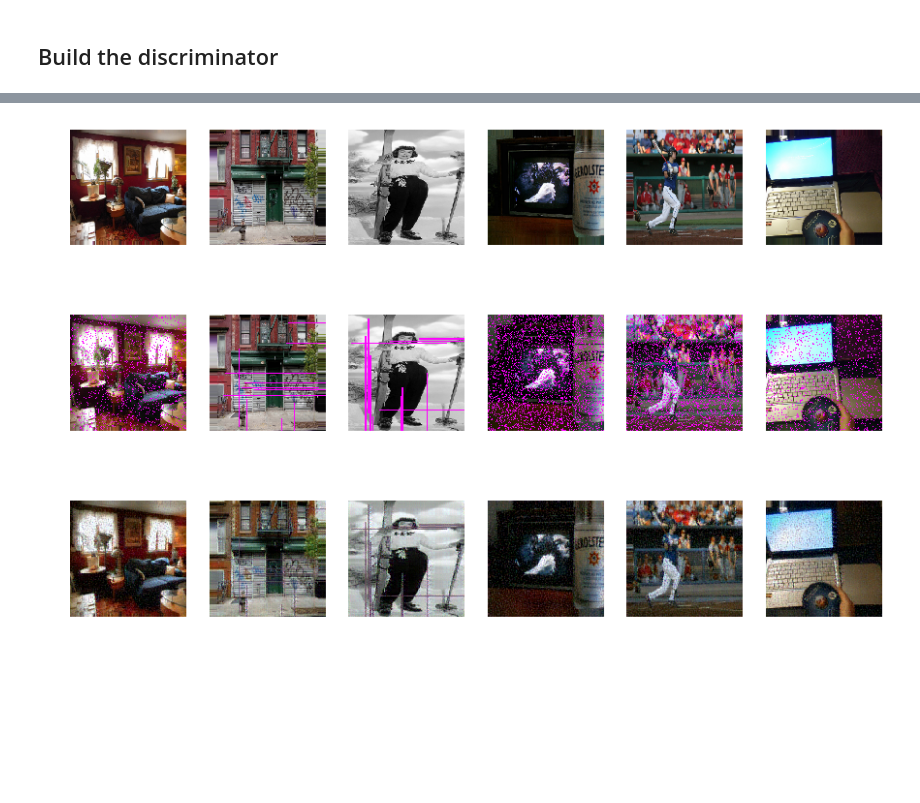
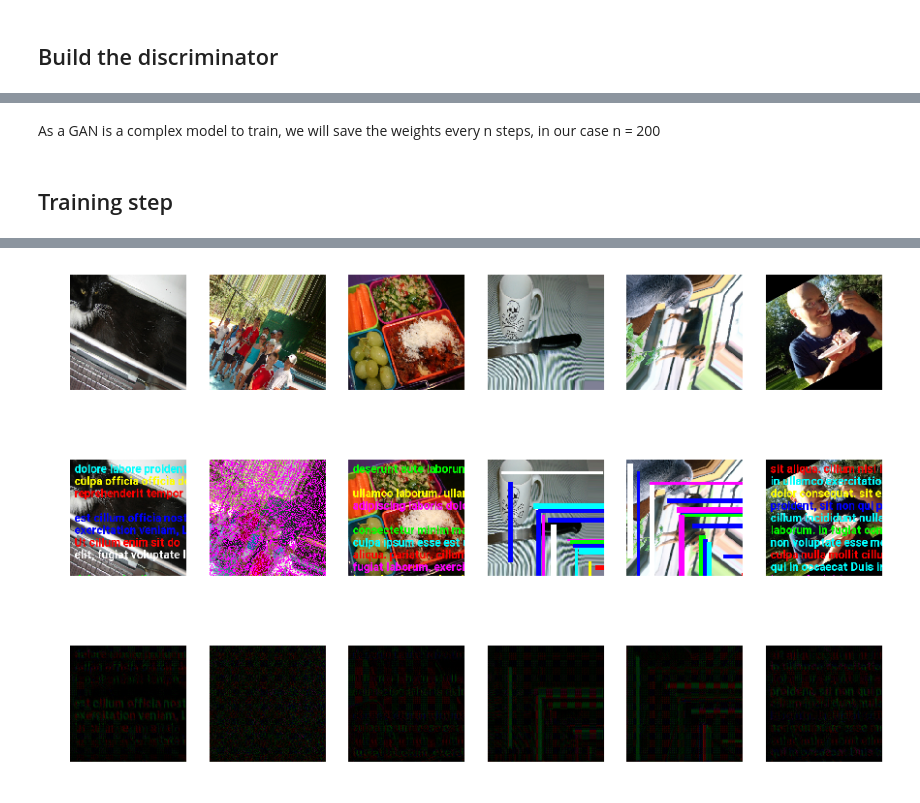
Before and after one commit to Guillem96/tensorflow-challenge, a Jupyter notebook: context-encoder/notebooks/General Deep Image Completion with Lightweight Conditional GAN (MSCOCO).ipynb, the cells around one changed output, grey strips where cells are left out. Cells and saved outputs as stored; diff of their text form; code cells hidden in the pictures; blank space fills up the shorter version.

```diff
--- a/context-encoder/notebooks/General Deep Image Completion with Lightweight Conditional GAN (MSCOCO).ipynb
+++ b/context-encoder/notebooks/General Deep Image Completion with Lightweight Conditional GAN (MSCOCO).ipynb
@@ -287,7 +338,8 @@ lsgan.compile(optimizer=optimizer,
 # %%
 def mask_randomly(imgs):
-    transformations = [drop_pixels, # Drop some random pixels
-                       generate_lines_mask] # Draw vertical and horizontal lines over the image
+    transformations = [drop_pixels,          # Drop some random pixels
+                       generate_lines_mask,  # Draw vertical and horizontal lines over the image
+                       generate_text_mask]   # Write text over the image
     masked_imgs = np.empty_like(imgs)
     for i, img in enumerate(imgs):
         masked_imgs[i] = random.choice(transformations)(img)
@@ -296,5 +350,5 @@ def mask_randomly(imgs):
 # %%
- def sample_images(epoch, masked_imgs, imgs):
+def sample_images(masked_imgs, imgs):
     r, c = 3, 6
 
     gen_img, _ = lsgan.predict(masked_imgs)
@@ -309,11 +363,13 @@ def mask_randomly(imgs):
         axs[2,i].imshow(gen_img[i])
         axs[2,i].axis('off')
     plt.show()
+# %% [markdown]
+As a GAN is a complex model to train, we will save the weights every n steps, in our case n = 200
 # %%
 def save(model, model_name):
-    weights_path = "../models/%s_weights.hdf5" % model_name
-    model.save_weights(weights_path)
+    model_path = "../models/%s_model.h5" % model_name
+    model.save_weights(model_path)
 
 def load(model, model_name):
-    weights_path = "../models/%s_weights.hdf5" % model_name
-    model.load_weights(weights_path)
+    model_path = "../models/%s_model.h5" % model_name
+    model.load_weights(model_path)
@@ -323,36 +378,37 @@ load(generator, 'generator')
+# %% [markdown]
+## Training step
 # %%
 # Adversarial ground truths
 valid = np.ones((batch_size, 1))
 fake = np.zeros((batch_size, 1))
 
-for epoch in range(30000):
-    original = train_generator.next()
+for step in range(60000):
+    original = next(train_generator)
     masked_images = mask_randomly(original)
 
     # Generate images
-    gen = lsgan.generator.predict(masked_images)
+    gen = generator.predict(masked_images)
 
     # Train discriminator with the generated images
-    lsgan.discriminator.trainable = True
-    d_loss_real = lsgan.discriminator.train_on_batch(original, valid)
-    d_loss_fake = lsgan.discriminator.train_on_batch(gen, fake)
+    discriminator.trainable = True
+    d_loss_real = discriminator.train_on_batch(original, valid)
+    d_loss_fake = discriminator.train_on_batch(gen, fake)
     d_loss = 0.5 * np.add(d_loss_real, d_loss_fake)
 
     # Train LSGAN
-    lsgan.discriminator.trainable = False
+    discriminator.trainable = False
     g_loss = lsgan.train_on_batch(masked_images, [original, valid])
 
-    print ("%d [D loss: %f, acc: %.2f%%] [G loss: %f, mse: %f]" % (epoch, d_loss[0], 100*d_loss[1], g_loss[0], g_loss[1]))
+    if step % 10 == 0:
+        print ("%d [D loss: %f, acc: %.2f%%] [G loss: %f, mse: %f]" % (step, d_loss[0], 100*d_loss[1], g_loss[0], g_loss[1]))
 
-    if epoch % 50 == 0:
-        original = val_generator.next()
+    if step % 1000 == 0:
+        original = next(val_generator)
         masked_images = mask_randomly(original)
+        sample_images(masked_images, original)
 
-        sample_images(epoch, masked_images, original)
-        save(discriminator, "discriminator")
-        save(generator, "generator")
-
-    if epoch % 20 == 0:
+    if step % 200 == 0:
         train_generator.reset()
         val_generator.reset()
+        save(lsgan, 'lsgan')
 # %% [output]
@@ -366 +422 @@ W0423 12:49:21.369197 17896 image.py:648] Clipping input data to the valid range
-[figure, old version]
+[figure, new version]
```
Also changed, not shown: parts of 23 cells of this notebook, 2 other files.
